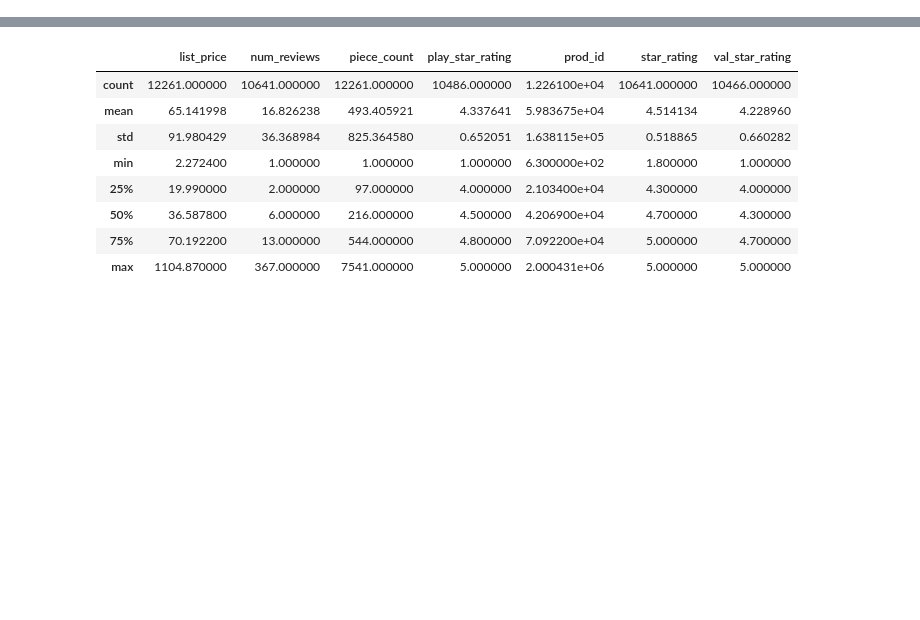
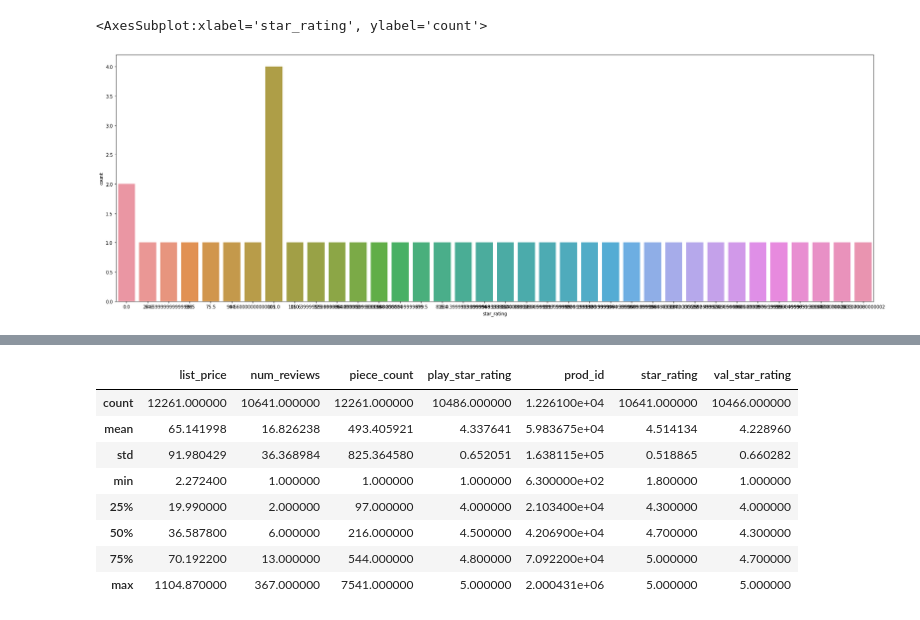
Before and after one commit to Promiat/py-EDA, a Jupyter notebook: data_analyse/Data analyse lego_set.ipynb, the cells around one changed output, grey strips where cells are left out. Drawn from its saved outputs; the diff is of its cells as text; code cells hidden in the pictures; blank space fills up the shorter version.

```diff
--- a/data_analyse/Data analyse lego_set.ipynb
+++ b/data_analyse/Data analyse lego_set.ipynb
@@ -6,0 +34,3 @@ lego_data = pd.read_csv('./DATA/lego_sets.csv')
+# %%
+filtre_theme_used = lego_data.groupby("theme_name").sum()
+filtre_theme_used.head()
@@ -7 +45,7 @@ lego_data = pd.read_csv('./DATA/lego_sets.csv')
+# %%
+plt.subplots(figsize=(30,10))
+sns.countplot(data=filtre_theme_used, x='star_rating')
+# %% [output]
+<AxesSubplot:xlabel='star_rating', ylabel='count'>
+[figure, added]
 # %%
```
Also changed, not shown: parts of 26 cells of this notebook.
